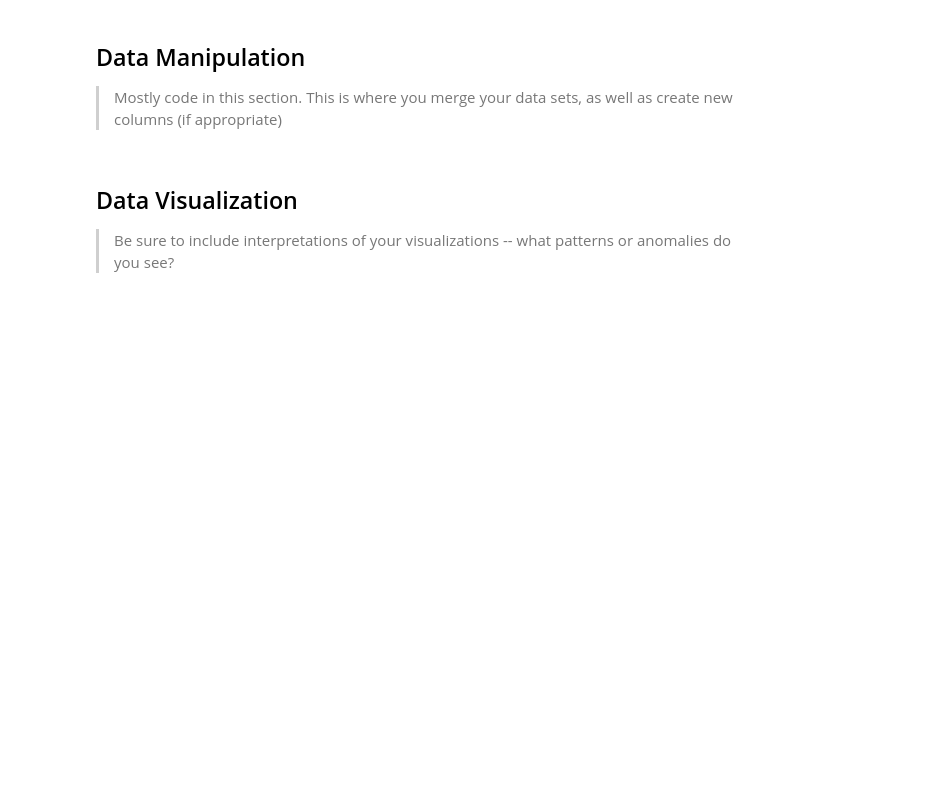
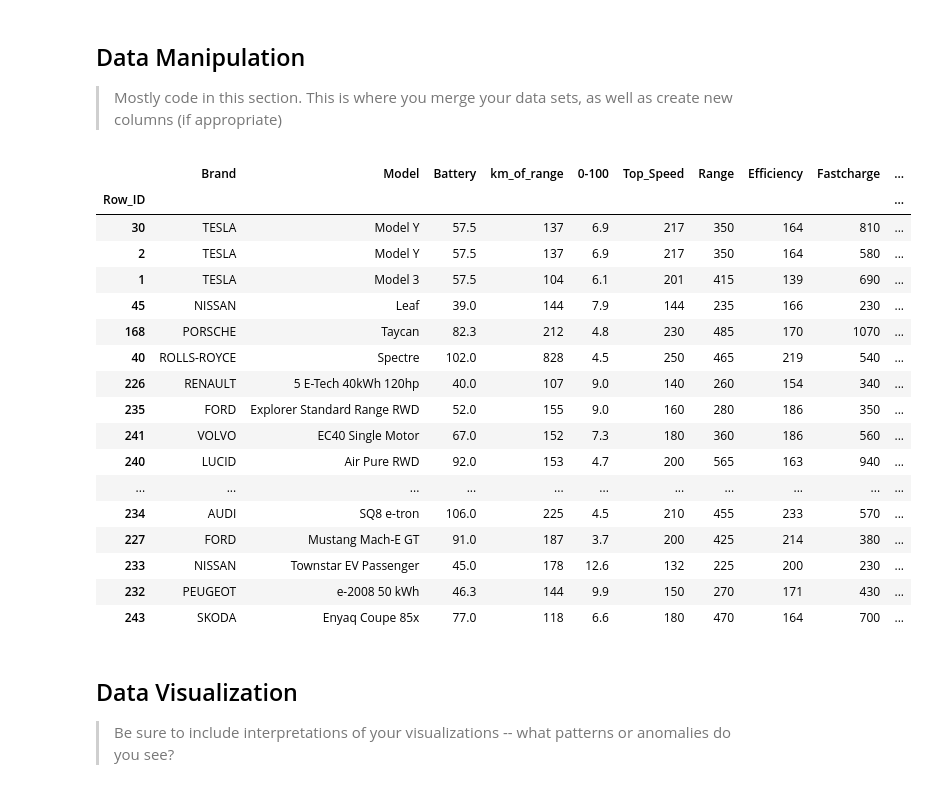
Before and after one commit to zezhenwang/si618-ev-project, a Jupyter notebook: SI_618_Project_Part_I.ipynb, the cells around one changed output. Saved outputs shown, nothing was run; the diff lists cells and outputs as text; code cells hidden in the pictures; blank space fills up the shorter version.

Commit message:
EV cars initial data processing

```diff
--- a/SI_618_Project_Part_I.ipynb
+++ b/SI_618_Project_Part_I.ipynb
@@ -26,3 +26,8 @@ Remember to save your work often!
 # %% [markdown]
 ## Data Sources
 > List the two (or more) sources of data that you'll be using.  Provide URLs where appropriate.	Explain how the two (or more) datasets complement each other
+# %%
+import pandas as pd
+
+cars_spec = pd.read_csv("cars_data_cleaned.csv", index_col=0)
+cars_population = pd.read_csv("EV_POP_2024_BAT.csv")
@@ -32,6 +50,29 @@ Remember to save your work often!
 # %% [markdown]
 ## Data Manipulation
 > Mostly code in this section.  This is where you merge your data sets, as well as create new columns (if appropriate)
+# %%
+cars_spec["model_count"] = cars_spec["Model"].str.upper().map(cars_population["Model"].str.upper().value_counts().to_dict()).fillna(0).astype(int)
+# %%
+cars_spec.sort_values('model_count', ascending=False).head(20)
+# %% [output]
+|  | Brand | Model | Battery | km_of_range | 0-100 | Top_Speed | Range | Efficiency | Fastcharge | ... |
+| Row_ID |  |  |  |  |  |  |  |  |  | ... |
+| 30 | TESLA | Model Y | 57.5 | 137 | 6.9 | 217 | 350 | 164 | 810 | ... |
+| 2 | TESLA | Model Y | 57.5 | 137 | 6.9 | 217 | 350 | 164 | 580 | ... |
+| 1 | TESLA | Model 3 | 57.5 | 104 | 6.1 | 201 | 415 | 139 | 690 | ... |
+| 45 | NISSAN | Leaf | 39.0 | 144 | 7.9 | 144 | 235 | 166 | 230 | ... |
+| 168 | PORSCHE | Taycan | 82.3 | 212 | 4.8 | 230 | 485 | 170 | 1070 | ... |
+| 40 | ROLLS-ROYCE | Spectre | 102.0 | 828 | 4.5 | 250 | 465 | 219 | 540 | ... |
+| 226 | RENAULT | 5 E-Tech 40kWh 120hp | 40.0 | 107 | 9.0 | 140 | 260 | 154 | 340 | ... |
+| 235 | FORD | Explorer Standard Range RWD | 52.0 | 155 | 9.0 | 160 | 280 | 186 | 350 | ... |
+| 241 | VOLVO | EC40 Single Motor | 67.0 | 152 | 7.3 | 180 | 360 | 186 | 560 | ... |
+| 240 | LUCID | Air Pure RWD | 92.0 | 153 | 4.7 | 200 | 565 | 163 | 940 | ... |
+| ... | ... | ... | ... | ... | ... | ... | ... | ... | ... | ... |
+| 234 | AUDI | SQ8 e-tron | 106.0 | 225 | 4.5 | 210 | 455 | 233 | 570 | ... |
+| 227 | FORD | Mustang Mach-E GT | 91.0 | 187 | 3.7 | 200 | 425 | 214 | 380 | ... |
+| 233 | NISSAN | Townstar EV Passenger | 45.0 | 178 | 12.6 | 132 | 225 | 200 | 230 | ... |
+| 232 | PEUGEOT | e-2008 50 kWh | 46.3 | 144 | 9.9 | 150 | 270 | 171 | 430 | ... |
+| 243 | SKODA | Enyaq Coupe 85x | 77.0 | 118 | 6.6 | 180 | 470 | 164 | 700 | ... |
 # %% [markdown]
 ## Data Visualization
 > Be sure to include interpretations of your visualizations -- what patterns or anomalies do you see?
```
Also changed, not shown: parts of 1 cell of this notebook, 4 other files.
